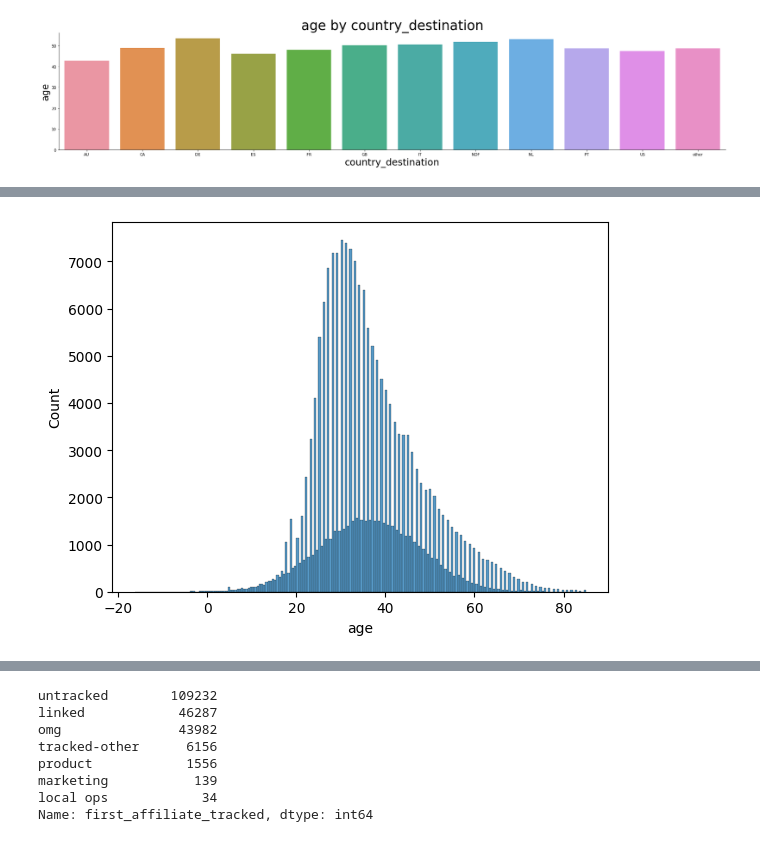
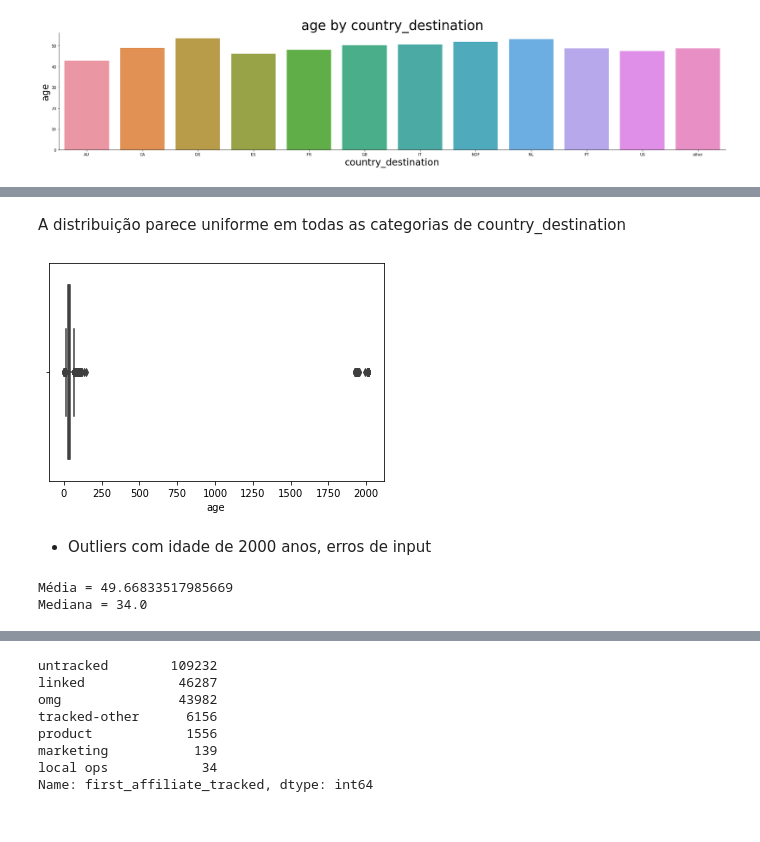
Before and after one commit to Samoelmoura/airbnb_first_booking_predict, a Jupyter notebook: notebooks/notebook.ipynb, the cells around one changed output, grey strips where cells are left out. Saved outputs shown, nothing was run; the diff lists cells and outputs as text; code cells hidden in the pictures.

```diff
--- a/notebooks/notebook.ipynb
+++ b/notebooks/notebook.ipynb
@@ -209,4 +187,15 @@ df1.loc[df1['age'].isna(), 'age'] = random_norm_age
-# %%
-sns.histplot(df1.loc[df1['age']<=85, 'age']);
-# %% [output]
-[figure, removed]
+# %% [markdown]
+A distribuição parece uniforme em todas as categorias de country_destination
+# %%
+# plt.figure(figsize=(20, 5))
+sns.boxplot(users1['age']);
+# %% [output]
+[figure, added]
+# %% [markdown]
+* Outliers com idade de 2000 anos, erros de input
+# %%
+print(f'Média = {users1["age"].mean()}')
+print(f'Mediana = {users1["age"].median()}')
+# %% [output]
+Média = 49.66833517985669
+Mediana = 34.0
```
Also changed, not shown: parts of 129 cells of this notebook.
